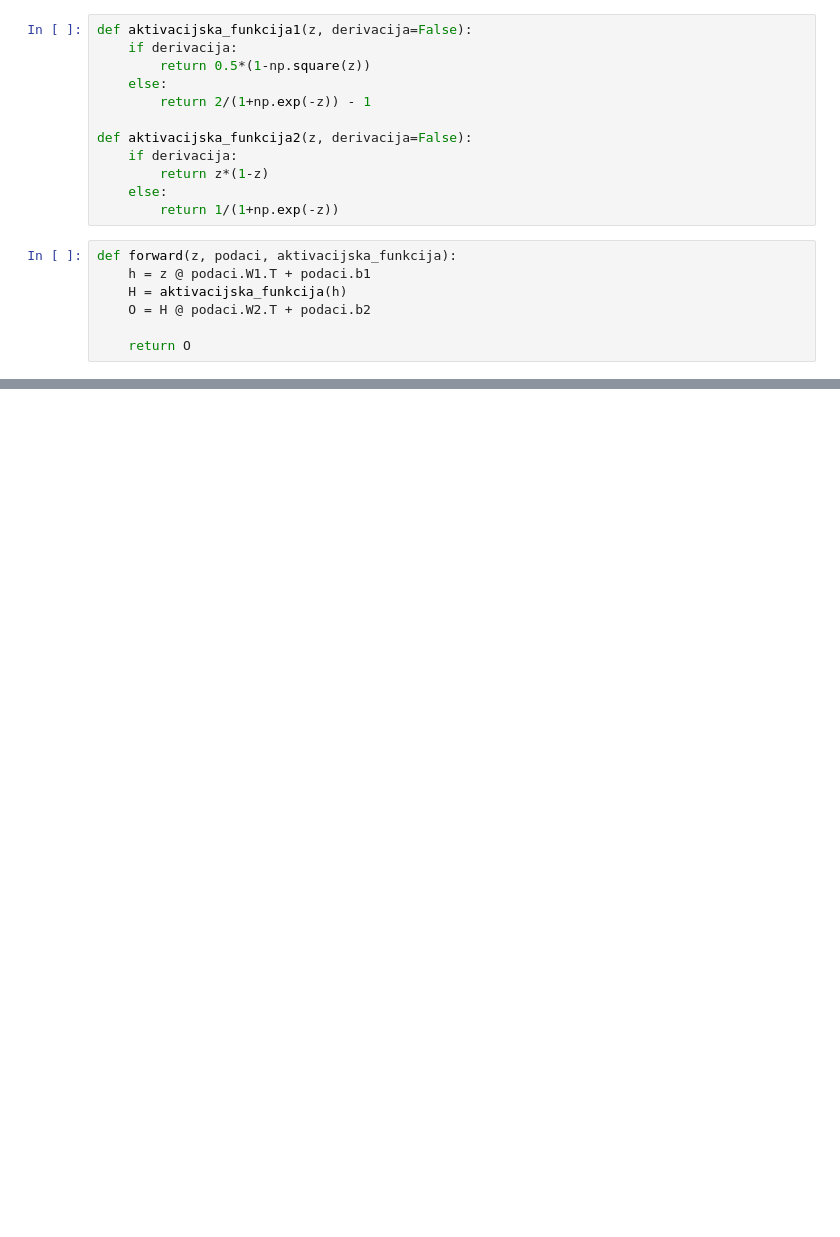
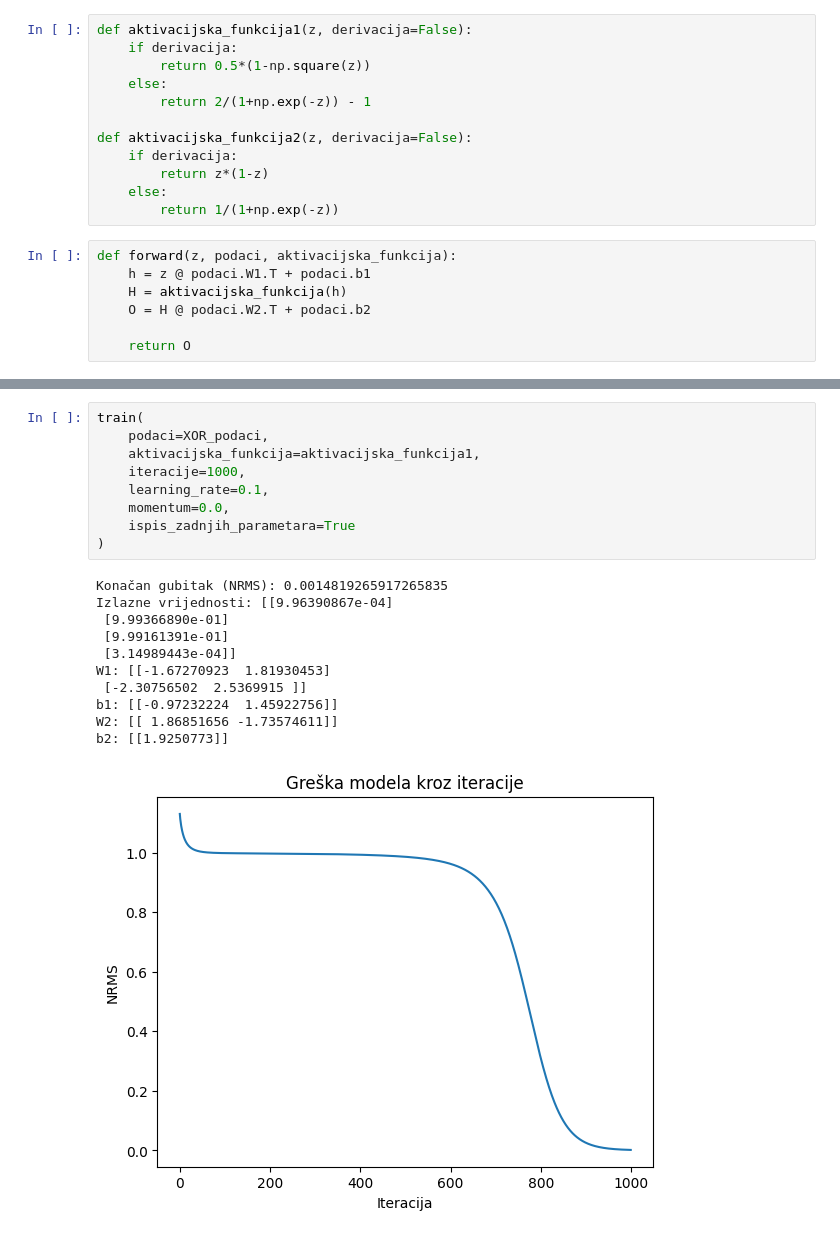
Before and after one commit to 99vik/neuronske-mreze-zadatak, a Jupyter notebook: prilagoden_zadatak.ipynb, the cells around one changed output, grey strips where cells are left out. Cells and saved outputs as stored; diff of their text form; blank space fills up the shorter version.

```diff
--- a/prilagoden_zadatak.ipynb
+++ b/prilagoden_zadatak.ipynb
@@ -179,3 +164,24 @@ def train(podaci, iteracije, learning_rate, momentum, aktivacijska_funkcija):
     plt.ylabel("NRMS")
     plt.title("Greška modela kroz iteracije")
     plt.show()
+# %%
+train(
+    podaci=XOR_podaci,
+    aktivacijska_funkcija=aktivacijska_funkcija1,
+    iteracije=1000,
+    learning_rate=0.1,
+    momentum=0.0,
+    ispis_zadnjih_parametara=True
+)
+# %% [output]
+Konačan gubitak (NRMS): 0.0014819265917265835
+Izlazne vrijednosti: [[9.96390867e-04]
+ [9.99366890e-01]
+ [9.99161391e-01]
+ [3.14989443e-04]]
+W1: [[-1.67270923  1.81930453]
+ [-2.30756502  2.5369915 ]]
+b1: [[-0.97232224  1.45922756]]
+W2: [[ 1.86851656 -1.73574611]]
+b2: [[1.9250773]]
+[figure, added]
```
Also changed, not shown: parts of 8 cells of this notebook.
